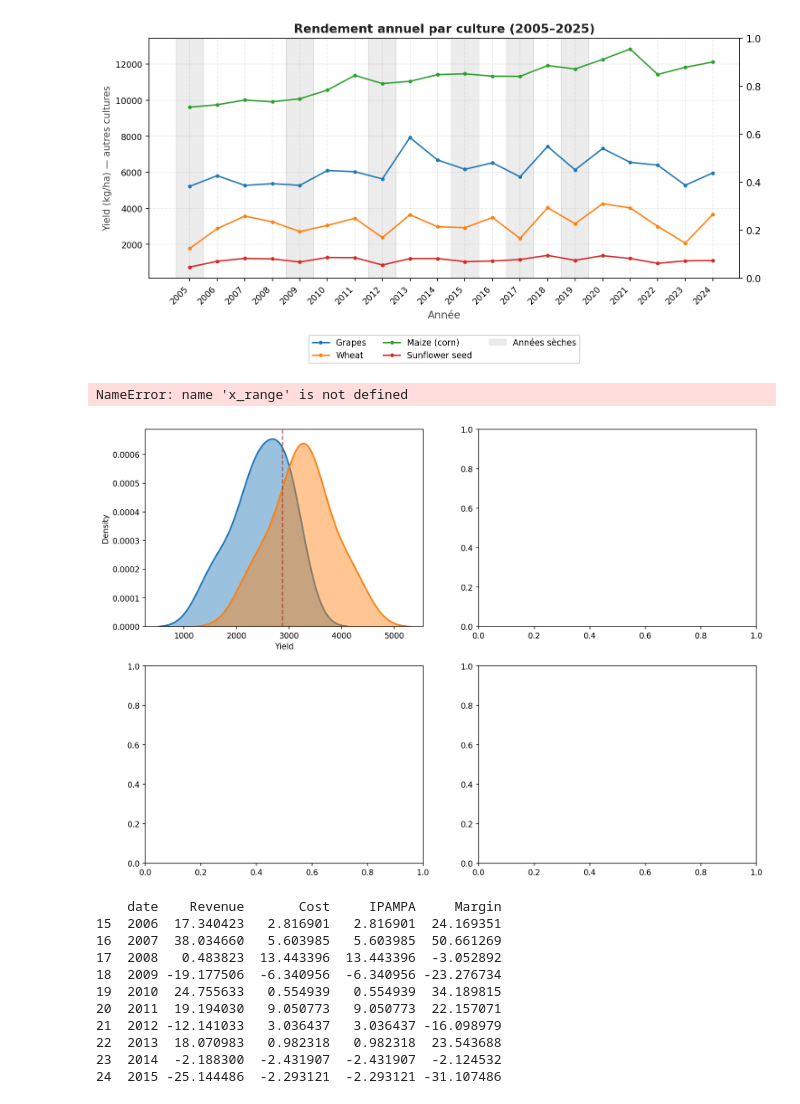
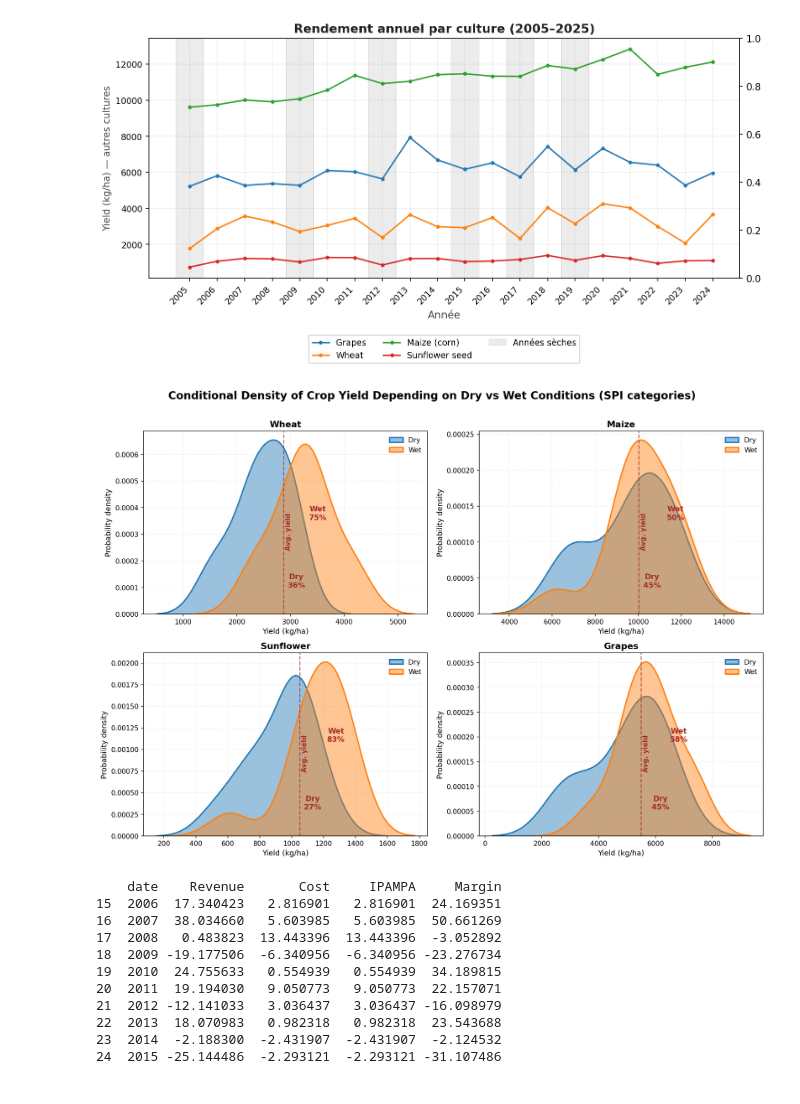
Before and after one commit to lochardi/GreenFinance, a Jupyter notebook: main.ipynb, the cells around one changed output. Cells and saved outputs as stored; diff of their text form; code cells hidden in the pictures.

```diff
--- a/main.ipynb
+++ b/main.ipynb
@@ -448,6 +446,8 @@ for ax, (crop_name, df) in zip(axes, crops.items()):
     df_wet = df[df['SPI'] >= 0.5].copy()
 
     avg_yield = df['Yield'].mean()
+
+    x_range = df['Yield'].max() - df['Yield'].min()
 
     # KDE dry / wet
     sns.kdeplot(
@@ -509,35 +509,34 @@ for ax, (crop_name, df) in zip(axes, crops.items()):
             f"Dry\n{dry_pct:.0f}%",
             ha='center',
             va='center',
             fontsize=11,
             fontweight='bold',
             color='brown'
         )
 
     if len(df_wet) > 0:
         ax.text(
             df_wet['Yield'].median() + offsets[crop_name][1],
             ax.get_ylim()[1] * 0.55,
             f"Wet\n{wet_pct:.0f}%",
             ha='center',
             va='center',
             fontsize=11,
             fontweight='bold',
             color='brown'
         )
 
     ax.set_title(f'{crop_name}', fontsize=13, fontweight='bold')
     ax.set_xlabel('Yield (kg/ha)', fontsize=11)
     ax.set_ylabel('Probability density', fontsize=11)
     ax.grid(alpha=0.2, linestyle='--')
     ax.legend(frameon=False)
 
 plt.suptitle('Conditional Density of Crop Yield Depending on Dry vs Wet Conditions (SPI categories)', fontsize=16, fontweight='bold')
 plt.tight_layout(rect=[0, 0, 1, 0.97])
 plt.show()
 # %% [output]
-NameError: name 'x_range' is not defined
-[figure, old version]
+[figure, new version]
 # %%
 flows_returns = flows.copy()
 flows_returns['Revenue'] = flows_returns['Revenue'].pct_change().dropna()*100
```
Also changed, not shown: parts of 10 cells of this notebook, 6 other files.
